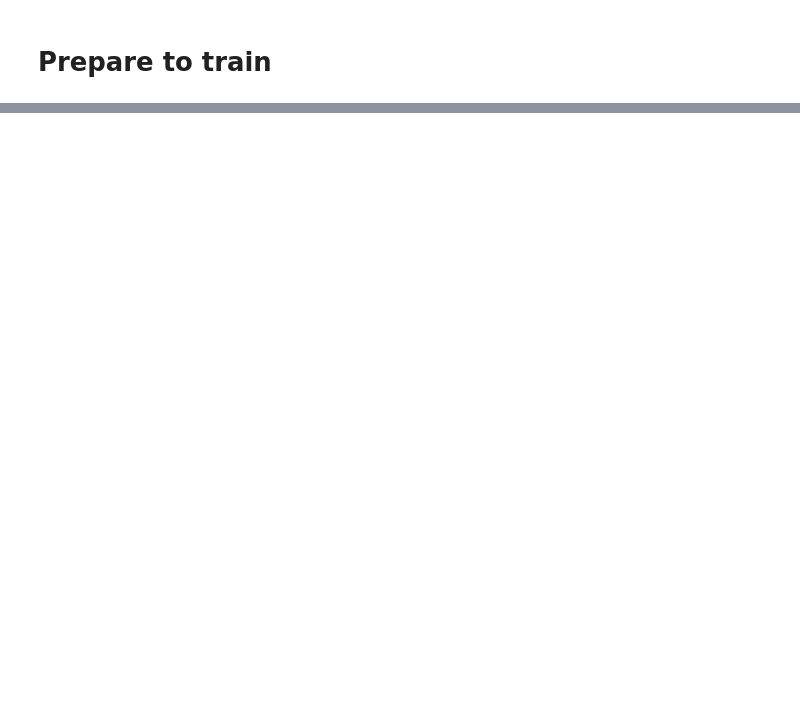
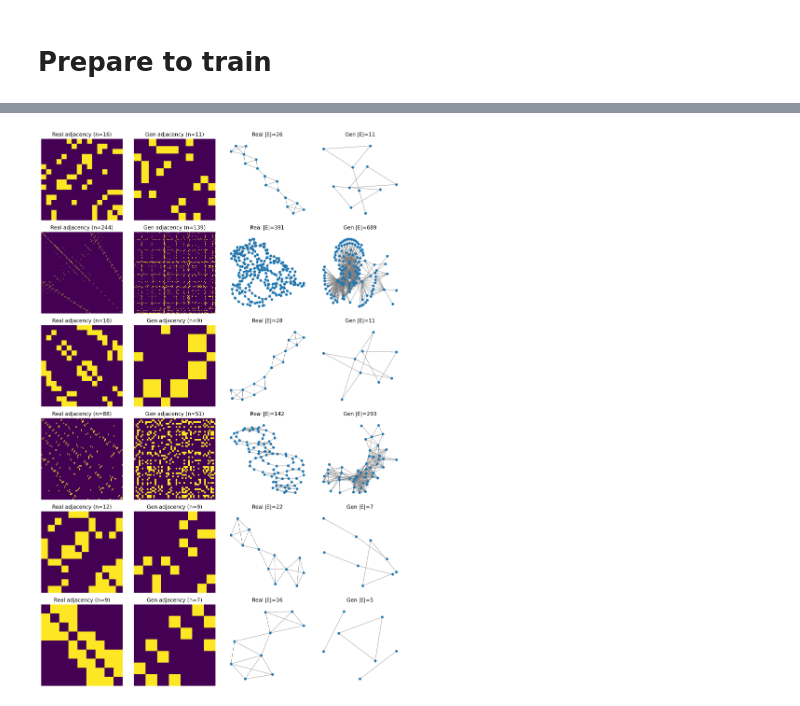
Before and after one commit to Lotfollahi-lab/g2t-reproducibility, a Jupyter notebook: experiments/ggsd/00_proteins_baseline/notebooks/ggsd_training.ipynb, the cells around one changed output, grey strips where cells are left out. Saved outputs shown, nothing was run; the diff lists cells and outputs as text; code cells hidden in the pictures; blank space fills up the shorter version.

```diff
--- a/experiments/ggsd/00_proteins_baseline/notebooks/ggsd_training.ipynb
+++ b/experiments/ggsd/00_proteins_baseline/notebooks/ggsd_training.ipynb
@@ -1217,0 +1203,36 @@ IndexError: Dimension out of range (expected to be in range of [-1, 0], but got
+# %%
+# --- 5.3 Pick k validation graphs and compare side-by-side ---
+kshow = 6
+val_idx = np.random.choice(len(graphs_val), kshow, replace=False)
+sizes   = [int(graphs_val[i][-2]) for i in val_idx]   # number of nodes in each chosen real graph
+
+XX, YY  = sample_pairs_for_sizes(diff_ckpt, sizes, k=pred.hparams.k, device=device, steps=200)
+gen_cropped = predictor_from_pairs(pred, XX, YY, thr=0.5, device=device)
+
+def real_adj_from_idx(ds, i):
+    L = ds[i][-3][:ds[i][-2], :ds[i][-2]].cpu().numpy()
+    A = -L.copy(); np.fill_diagonal(A, 0.0)
+    return torch.tensor(A, dtype=torch.float32)
+
+# plot: [real adj][gen adj][real draw][gen draw]
+fig, axes = plt.subplots(kshow, 4, figsize=(12, 3*kshow))
+for r, i in enumerate(val_idx):
+    A_real = real_adj_from_idx(graphs_val, i)
+    A_gen  = gen_cropped[r]
+
+    axes[r,0].imshow(A_real, interpolation="nearest"); axes[r,0].set_title(f"Real adjacency (n={A_real.shape[0]})"); axes[r,0].axis("off")
+    axes[r,1].imshow(A_gen , interpolation="nearest"); axes[r,1].set_title(f"Gen adjacency (n={A_gen.shape[0]})");  axes[r,1].axis("off")
+
+    Greal = nx.from_numpy_array(A_real.numpy())
+    Ggen  = nx.from_numpy_array(A_gen.numpy())
+    pos_r = nx.kamada_kawai_layout(Greal)
+    pos_g = nx.kamada_kawai_layout(Ggen)
+
+    nx.draw(Greal, pos_r, ax=axes[r,2], node_size=25, edge_color="gray", width=0.7)
+    axes[r,2].set_title(f"Real |E|={Greal.number_of_edges()}"); axes[r,2].axis("off")
+    nx.draw(Ggen , pos_g, ax=axes[r,3], node_size=25, edge_color="gray", width=0.7)
+    axes[r,3].set_title(f"Gen |E|={Ggen.number_of_edges()}");   axes[r,3].axis("off")
+
+plt.tight_layout(); plt.show()
+# %% [output]
+[figure, added]
```
Also changed, not shown: parts of 58 cells of this notebook, 4 other files.
